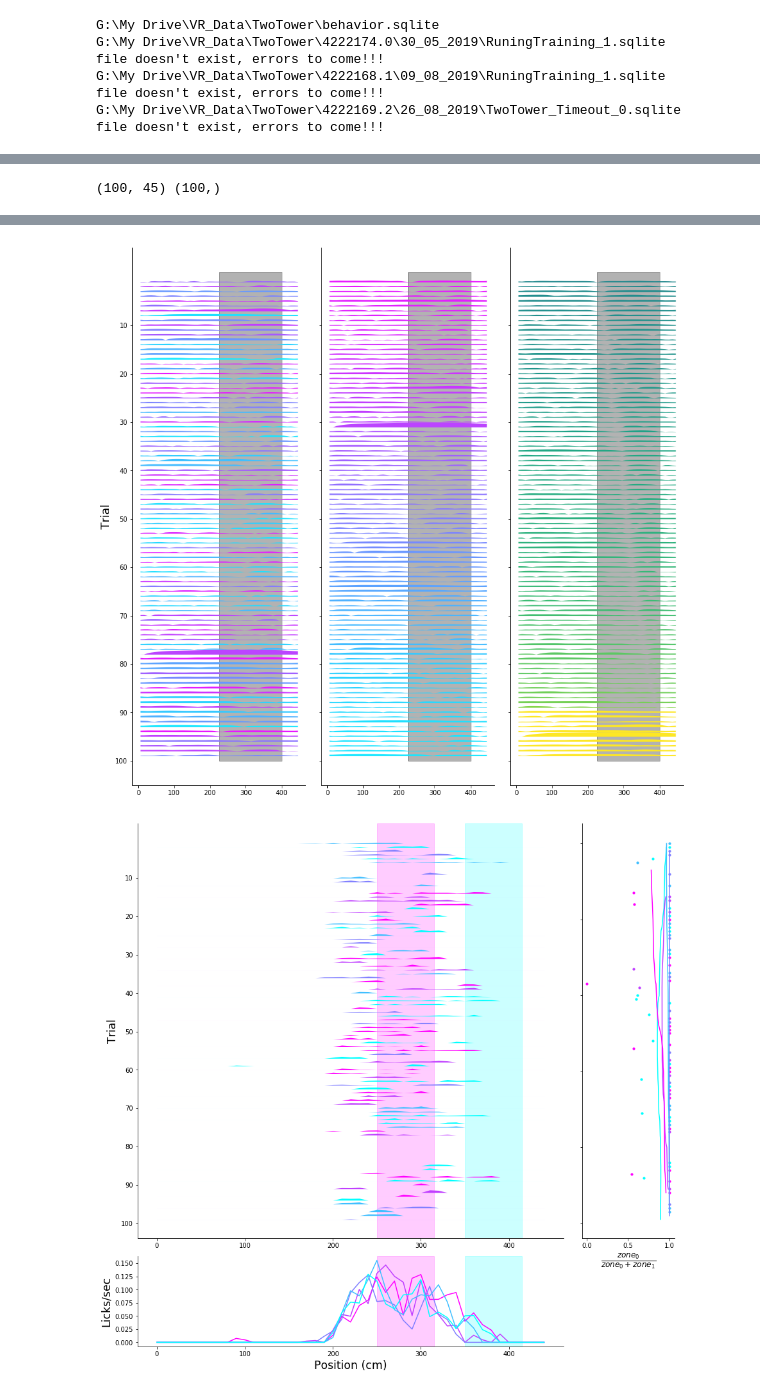
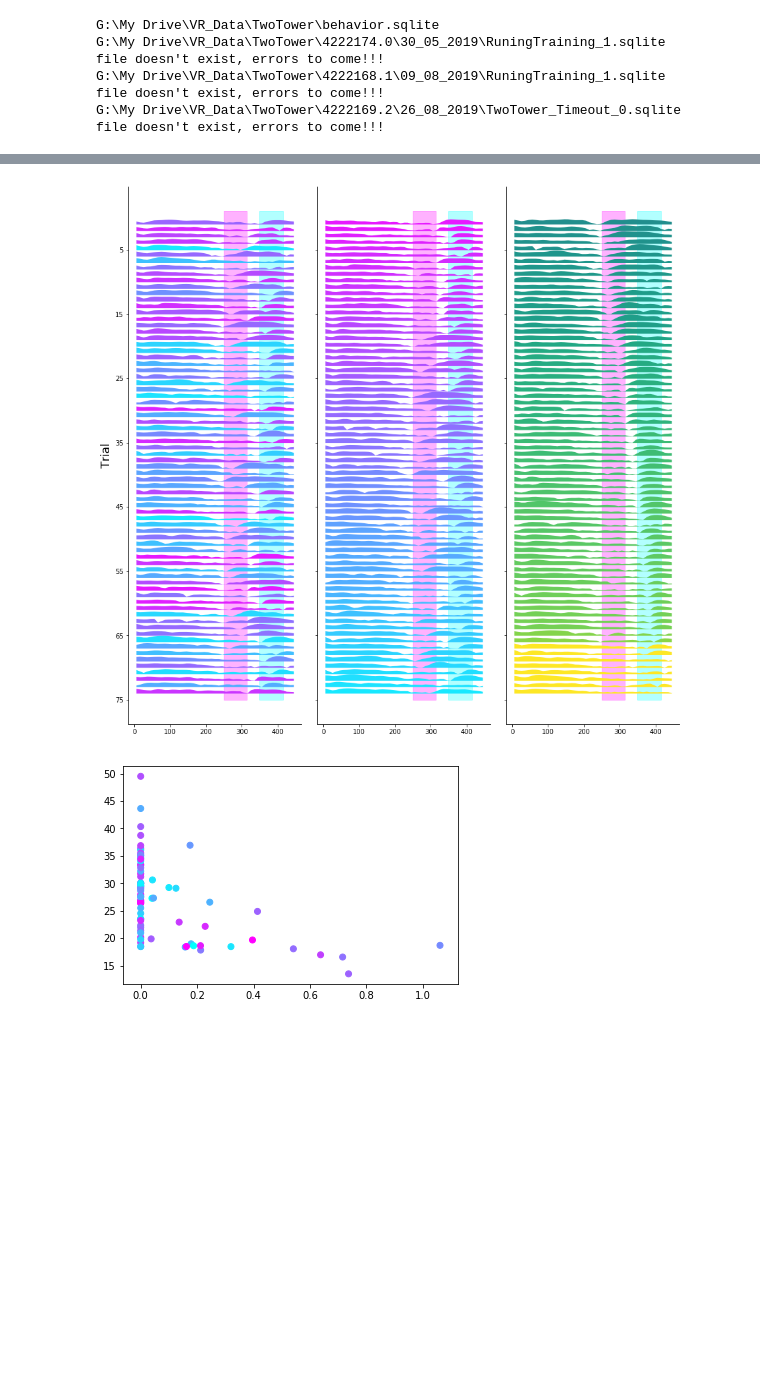
Before and after one commit to GiocomoLab/MightyMorphingPhotonRangers, a Jupyter notebook: SingleSessionBehaviorNB.ipynb, the cells around one changed output, grey strips where cells are left out. Drawn from its saved outputs; the diff is of its cells as text; code cells hidden in the pictures; blank space fills up the shorter version.

```diff
--- a/SingleSessionBehaviorNB.ipynb
+++ b/SingleSessionBehaviorNB.ipynb
@@ -37,7 +37,7 @@ file doesn't exist, errors to come!!!
 G:\My Drive\VR_Data\TwoTower\4222169.2\26_08_2019\TwoTower_Timeout_0.sqlite
 file doesn't exist, errors to come!!!
 # %%
-mouse = '4222168.1'
+mouse = '4222174.1'
 df_mouse = df[df['MouseName'].str.match(mouse)]
 # df_mouse = df_mouse[df_mouse['Track'].str.match('TwoTower_noTimeout') | df_mouse['Track'].str.match('TwoTower_Timeout')]
 df_mouse
@@ -53,5 +57,5 @@ df_mouse
 # %%
-sess = df_mouse.iloc[-1]
+sess = df_mouse.iloc[4]
 # %%
 VRDat = pp.behavior_dataframe(sess['data file'])
 trial_info, tstart_inds, teleport_inds = u.by_trial_info(VRDat)
@@ -72,12 +76,14 @@ speed_trial_mat = u.make_pos_bin_trial_matrices(VRDat['speed']._values,
 effMorph = (trial_info['morphs']+trial_info['wallJitter']+trial_info['bckgndJitter']+.25)/1.5
 reward_pos = trial_info['reward_pos']
 reward_pos[np.isnan(reward_pos)]= 480.
-f_lick, axarr_lick = b.behavior_raster_foraging(lick_trial_mat/np.nanmax(lick_trial_mat.ravel()),
-                                                centers,effMorph,reward_pos/480.,smooth=False)
-f_speed,axarr_speed = b.behavior_raster_foraging(speed_trial_mat/np.nanmax(speed_trial_mat.ravel()),
-                                                  centers,effMorph,reward_pos/480.,smooth=False)
+# f_lick, axarr_lick = b.behavior_raster_foraging(lick_trial_mat/np.nanmax(lick_trial_mat.ravel()),
+#                                                 centers,effMorph,reward_pos/480.,smooth=False)
+f_lick, axarr_lick = b.behavior_raster_task(lick_trial_mat/np.nanmax(lick_trial_mat.ravel()),
+                                                centers,effMorph,reward_pos/480.,smooth=False,TO=False)
+f_speed,axarr_speed = b.behavior_raster_task(speed_trial_mat/np.nanmax(speed_trial_mat.ravel()),
+                                                  centers,effMorph,reward_pos/480.,smooth=False,TO=False)
 
-f_lick, (ax_lick, meanlr_ax, lickrat_ax) = b.lick_plot_task(lick_morph_dict,edges,smooth=False)
+# f_lick_o, (ax_lick, meanlr_ax, lickrat_ax) = b.lick_plot_task(lick_morph_dict,edges,smooth=False,TO=True)
 
 
 f_sl, ax_spl = b.ant_speed_v_lick(lick_trial_mat,speed_trial_mat,centers,effMorph)
@@ -89 +91,0 @@ See the caveats in the documentation: http://pandas.pydata.org/pandas-docs/stabl
-(100, 45) (100,)
@@ -96,2 +93,2 @@ See the caveats in the documentation: http://pandas.pydata.org/pandas-docs/stabl
-[figure, old version]
+[figure, new version]
-[figure, old version]
+[figure, new version]
```
Also changed, not shown: parts of 4 cells of this notebook, 17 other files.
